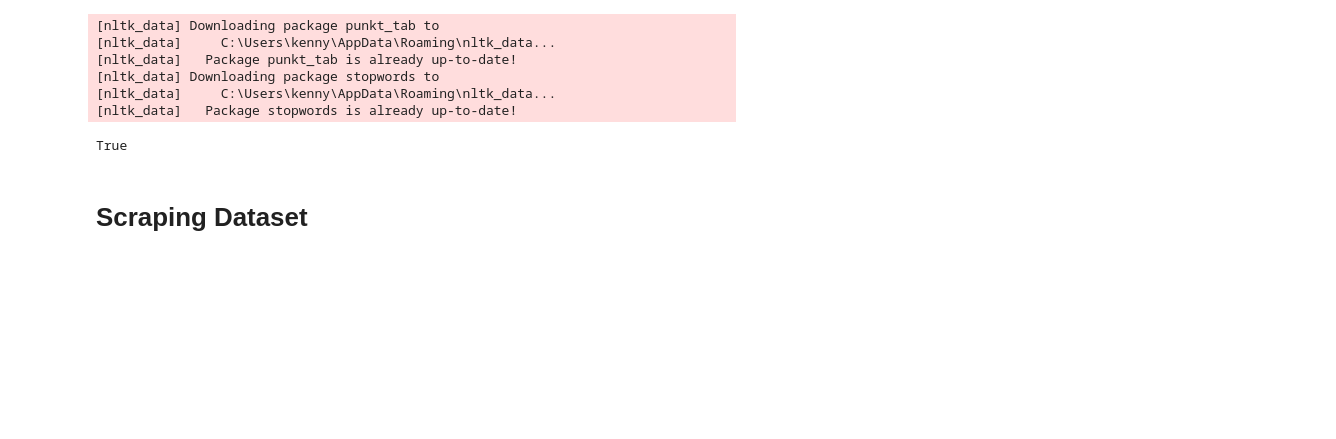
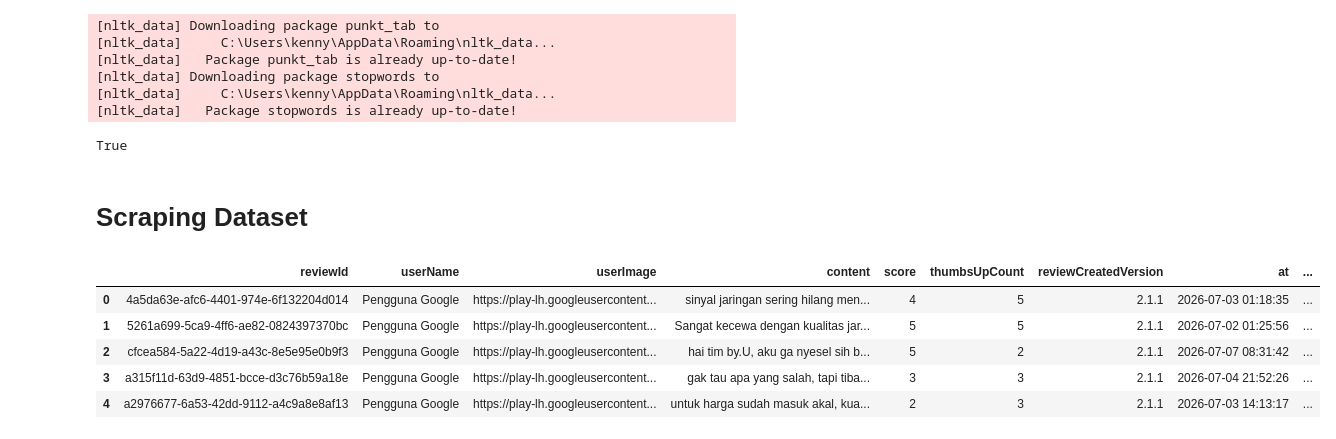
Before and after one commit to KennyWks/Deep-Learning-Exercise, a Jupyter notebook: klasifikasi-teks-NLP.ipynb, the cells around one changed output. Drawn from its saved outputs; the diff is of its cells as text; code cells hidden in the pictures; blank space fills up the shorter version.

Commit message:
fix file latihan

```diff
--- a/klasifikasi-teks-NLP.ipynb
+++ b/klasifikasi-teks-NLP.ipynb
@@ -110,3 +105,23 @@ with open('D:/Latihan/Deep-Learning/dataset/ulasan_aplikasi.csv', mode='w', newl
     writer.writerow(['Review'])  # Menulis header kolom
     for review in scrapreview:
         writer.writerow([review['content']])  # Menulis konten ulasan ke dalam file CSV
+# %%
+app_reviews_df = pd.DataFrame(scrapreview)
+app_reviews_df.shape
+app_reviews_df.head()
+app_reviews_df.to_csv('D:/Latihan/Deep-Learning/dataset/ulasan_aplikasi.csv', index=False)
+
+# Membuat DataFrame dari hasil scrapreview
+app_reviews_df = pd.DataFrame(scrapreview)
+
+# Menghitung jumlah baris dan kolom dalam DataFrame
+jumlah_ulasan, jumlah_kolom = app_reviews_df.shape
+# %%
+app_reviews_df.head()
+# %% [output]
+|  | reviewId | userName | userImage | content | score | thumbsUpCount | reviewCreatedVersion | at | ... |
+| 0 | 4a5da63e-afc6-4401-974e-6f132204d014 | Pengguna Google | https://play-lh.googleusercontent... | sinyal jaringan sering hilang men... | 4 | 5 | 2.1.1 | 2026-07-03 01:18:35 | ... |
+| 1 | 5261a699-5ca9-4ff6-ae82-0824397370bc | Pengguna Google | https://play-lh.googleusercontent... | Sangat kecewa dengan kualitas jar... | 5 | 5 | 2.1.1 | 2026-07-02 01:25:56 | ... |
+| 2 | cfcea584-5a22-4d19-a43c-8e5e95e0b9f3 | Pengguna Google | https://play-lh.googleusercontent... | hai tim by.U, aku ga nyesel sih b... | 5 | 2 | 2.1.1 | 2026-07-07 08:31:42 | ... |
+| 3 | a315f11d-63d9-4851-bcce-d3c76b59a18e | Pengguna Google | https://play-lh.googleusercontent... | gak tau apa yang salah, tapi tiba... | 3 | 3 | 2.1.1 | 2026-07-04 21:52:26 | ... |
+| 4 | a2976677-6a53-42dd-9112-a4c9a8e8af13 | Pengguna Google | https://play-lh.googleusercontent... | untuk harga sudah masuk akal, kua... | 2 | 3 | 2.1.1 | 2026-07-03 14:13:17 | ... |
```
Also changed, not shown: parts of 22 cells of this notebook, 1 other file.
